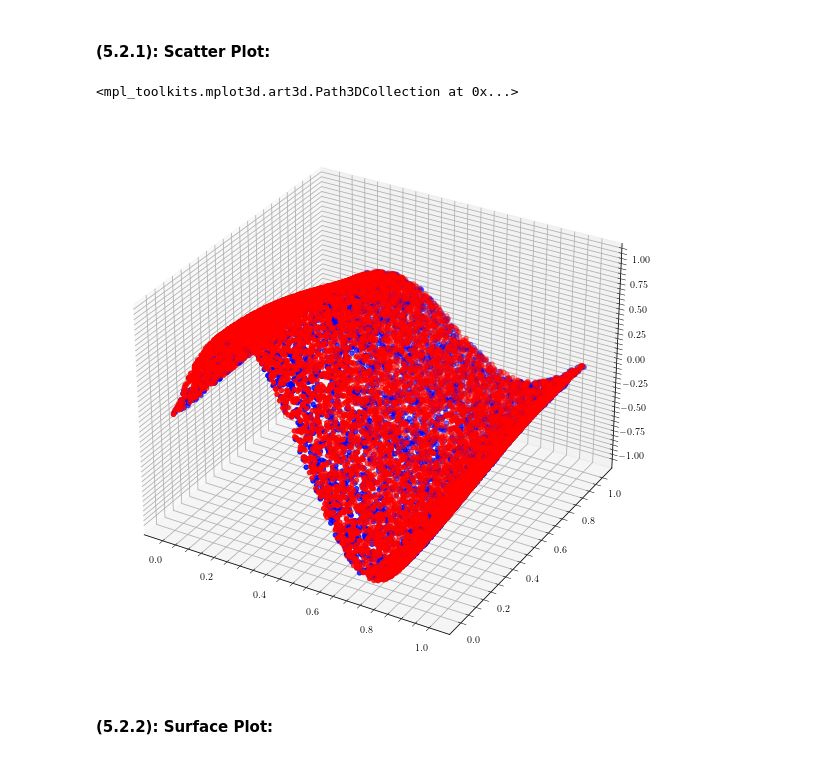
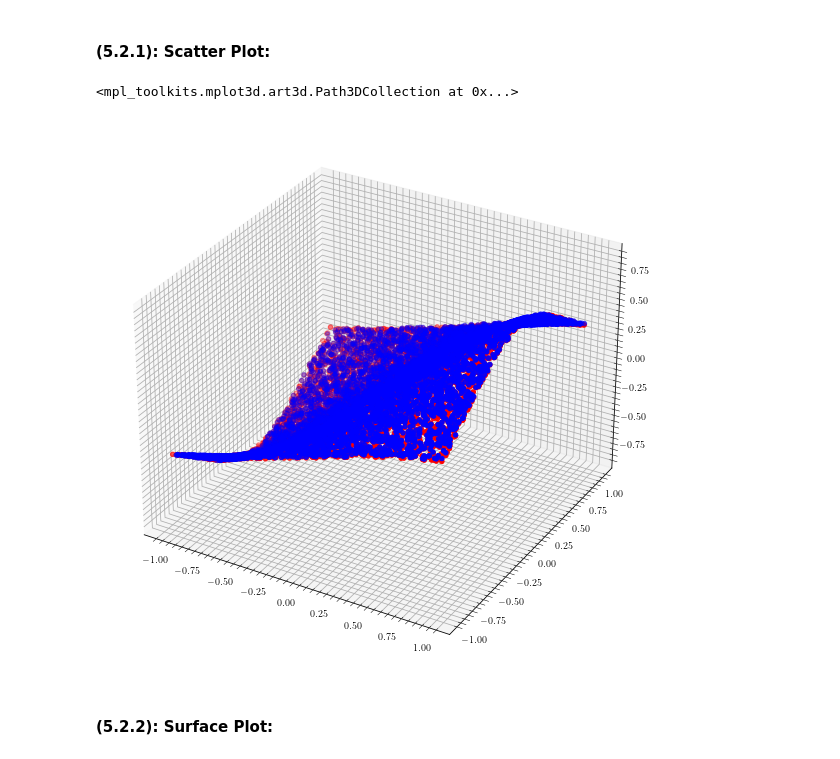
Before and after one commit to Woofmagic/sivers_regression, a Jupyter notebook: app/notebooks/symbolic_approach.ipynb, the cells around one changed output. Saved outputs shown, nothing was run; the diff lists cells and outputs as text; code cells hidden in the pictures.

```diff
--- a/app/notebooks/symbolic_approach.ipynb
+++ b/app/notebooks/symbolic_approach.ipynb
@@ -56,13 +63,13 @@ $\displaystyle y$
 # f_function_of_x_and_y = (independent_variable_symbols[0]**2 + sp.exp(independent_variable_symbols[0])) / (0.05**2 + independent_variable_symbols[1]**2)
 # %%
 # X(x):
-X_function_of_x = sp.sin(2. * sp.pi * independent_variable_symbols[0])
+X_function_of_x = sp.sin(independent_variable_symbols[0])
 
 # Y(y):
 Y_function_of_y = sp.exp(-1.0 * independent_variable_symbols[1]**2)
 
 # f(x, q):
-f_function_of_x_and_y = sp.sin(2. * sp.pi * independent_variable_symbols[0]) * sp.exp(-1.0 * independent_variable_symbols[1]**2)
+f_function_of_x_and_y = sp.sin(independent_variable_symbols[0]) * sp.exp(-1.0 * independent_variable_symbols[1]**2)
 # %% [markdown]
 ### (1.2.1): Verify the functions worked:
 # %%
@@ -130,10 +137,10 @@ plt.rcParams['ytick.right'] = True
 # %% [markdown]
 ### (1.4.2): Generating some Random $x$ and $y$ values:
 # %%
-x_values = np.random.uniform(low = 0., high = 1., size = 10000).astype(np.float32)
-y_values = np.random.uniform(low = 0., high = 1., size = 10000).astype(np.float32)
+x_domain_values = np.random.uniform(low = -1., high = 1., size = 10000).astype(np.float32)
+y_domain_values = np.random.uniform(low = -1., high = 1., size = 10000).astype(np.float32)
 
-f_values = lambdified_f_function_of_x_and_y(x_values, y_values).astype(np.float32)
+function_f_values = lambdified_f_function_of_x_and_y(x_domain_values, y_domain_values).astype(np.float32)
 # %% [markdown]
 ### (1.4.3): Visualizing the "input space":
 # %%
@@ -369,0 +378,16 @@ np.random.shuffle(indices)
+# %%
+
+# (): Stack along the "horizonal" direction --- in our case, it will effectively make tuples:
+xy_pairs = np.stack(
+    arrays = (x_domain_values, y_domain_values),
+    axis = 1)
+
+# (): This will just extract the total number of tuples:
+number_of_samples = xy_pairs.shape[0]
+
+# (): This creates a NumPy array of numbers from 0 to len(input-array) - 1,
+# | so it is ideal to construct a NumPy array of *indices*:
+indices = np.arange(number_of_samples)
+
+# (): Now, shuffle the index array:
+np.random.shuffle(indices)
@@ -372,20 +407,26 @@ np.random.shuffle(indices)
 
 We need to split the data into (i) training data, (ii) validation data, and (iii) testing pieces.
 # %%
-split_testing = int(number_of_samples * 0.2)
-split_validation = int(number_of_samples * 0.1)
+# (): The *percentage* as a decimal that we split input data into testing:
+split_testing_percentage = 0.2
+
+# (): Similarly for the validation:
+split_validation_percentage = 0.1
+
+split_testing = int(number_of_samples * split_testing_percentage)
+split_validation = int(number_of_samples * split_validation_percentage)
 
 validation_indices = indices[split_testing:split_testing + split_validation]
 validation_x_data = xy_pairs[validation_indices]
-validation_y_data = lambdified_f_function_of_x_and_y(y_values, x_values)[validation_indices]
+validation_y_data = function_f_values[validation_indices]
 
 training_indices = indices[split_testing + split_validation:]
 training_x_data = xy_pairs[training_indices]
-training_y_data = lambdified_f_function_of_x_and_y(y_values, x_values)[training_indices]
+training_y_data = function_f_values[training_indices]
 
 testing_indices = indices[:split_testing]
 testing_x_data = xy_pairs[testing_indices]
-testing_y_data = lambdified_f_function_of_x_and_y(y_values, x_values)[testing_indices]
+testing_y_data = function_f_values[testing_indices]
 # %% [markdown]
 ## (4): DNN Training and Evaluation:
 # %% [markdown]
@@ -470,11 +511,11 @@ model_predictions = np.array(tensorflow_network.predict(training_x_data))
 # %%
 f_vs_p_figure = plt.figure(figsize = (18, 10))
 f_vs_p_axis = f_vs_p_figure.add_subplot(1, 1, 1, projection = "3d")
-f_vs_p_axis.scatter(x_values, y_values, lambdified_f_function_of_x_and_y(x_values, y_values), color = 'red')
+f_vs_p_axis.scatter(x_domain_values, y_domain_values, lambdified_f_function_of_x_and_y(x_domain_values, y_domain_values), color = 'red')
 f_vs_p_axis.scatter(training_x_data[:,0], training_x_data[:,1], model_predictions, color = 'blue')
 # %% [output]
 <mpl_toolkits.mplot3d.art3d.Path3DCollection at 0x...>
-[figure, old version]
+[figure, new version]
 # %% [markdown]
 #### (5.2.2): Surface Plot:
 # %%
```
Also changed, not shown: parts of 38 cells of this notebook, 4 other files.
